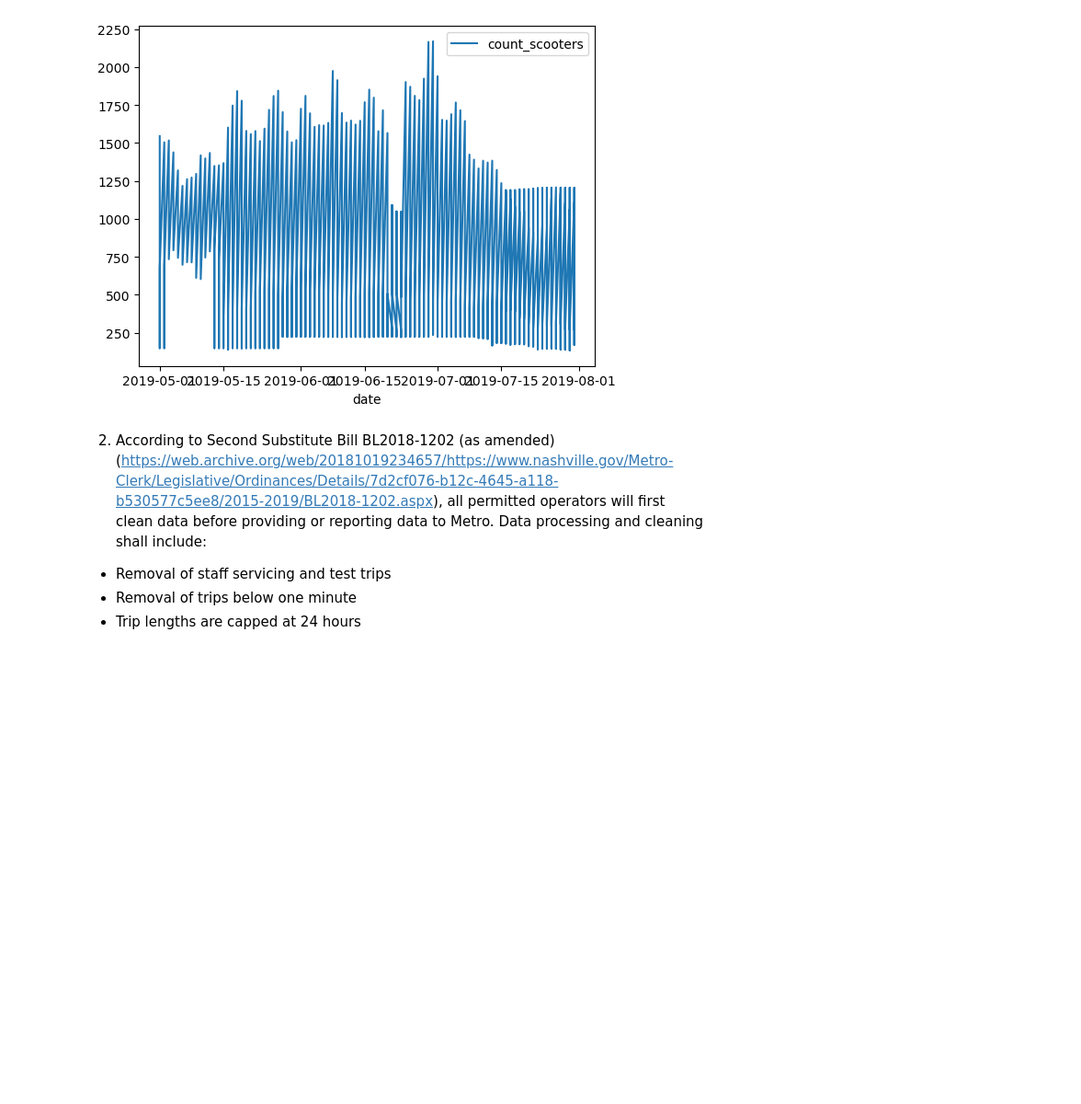
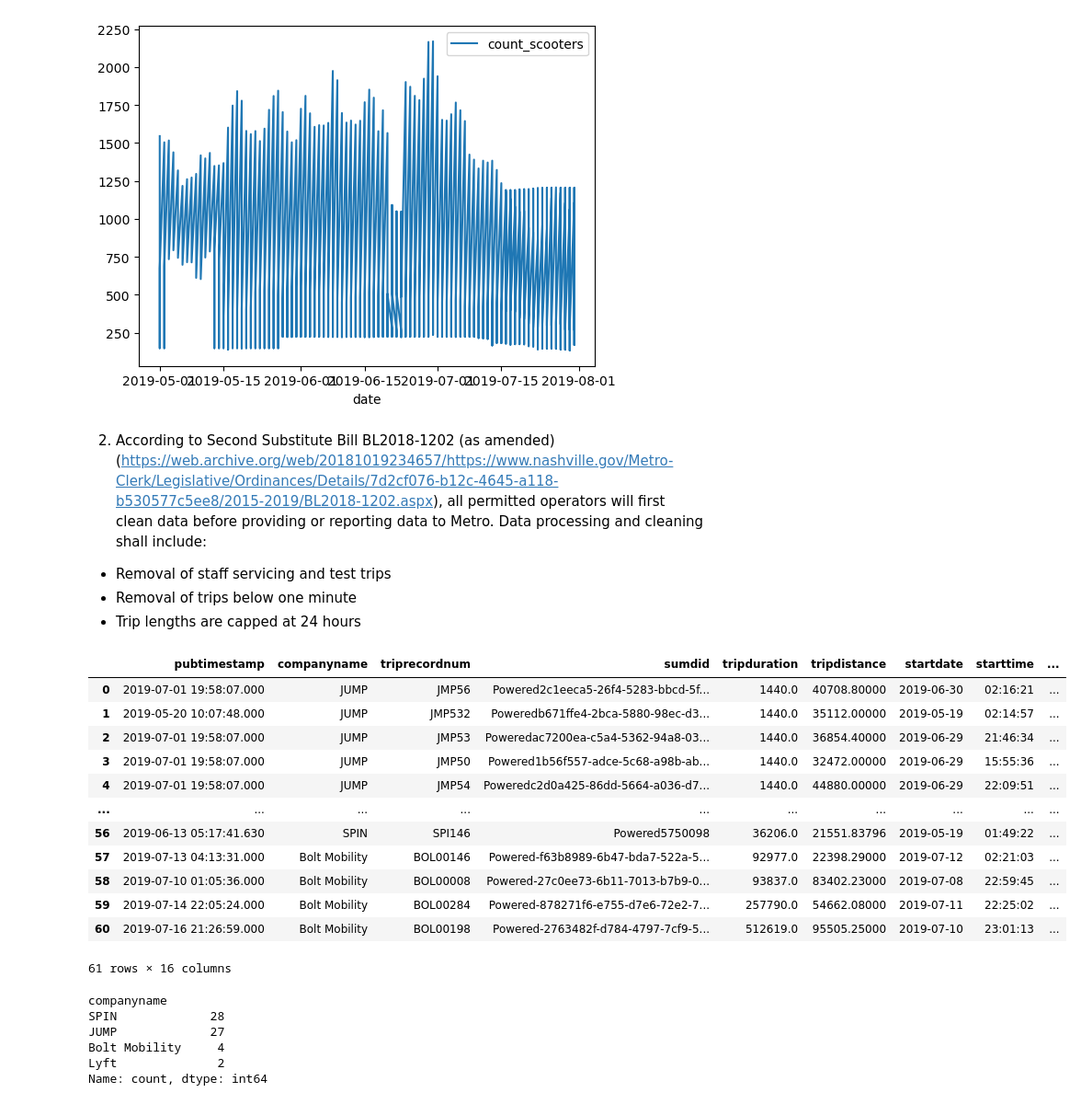
Before and after one commit to elisianguyen/nashville_scooters, a Jupyter notebook: Notebooks/numpy_cat.ipynb, the cells around one changed output. Shown: that part at 92% size. Drawn from its saved outputs; the diff is of its cells as text; code cells hidden in the pictures; blank space fills up the shorter version.

```diff
--- a/Notebooks/numpy_cat.ipynb
+++ b/Notebooks/numpy_cat.ipynb
@@ -95,10 +95,37 @@ sns.lineplot(data = scooter_numbers_over_time, x = "date", y = "count_scooters")
 # %%
 query = '''
 SELECT *
 FROM trips
-WHERE tripduration>86400
+WHERE
+(LOWER(companyname) LIKE 'bolt mobility' AND tripduration>=86400) OR (LOWER(companyname) NOT LIKE 'bolt mobility' AND tripduration>=1440)
+ORDER BY tripduration
 LIMIT 100;
 '''
 
 with engine.connect() as connection:
     long_trips = pd.read_sql(text(query), con = connection)
+
+long_trips
+# %% [output]
+|  | pubtimestamp | companyname | triprecordnum | sumdid | tripduration | tripdistance | startdate | starttime | ... |
+| 0 | 2019-07-01 19:58:07.000 | JUMP | JMP56 | Powered2c1eeca5-26f4-5283-bbcd-5f... | 1440.0 | 40708.80000 | 2019-06-30 | 02:16:21 | ... |
+| 1 | 2019-05-20 10:07:48.000 | JUMP | JMP532 | Poweredb671ffe4-2bca-5880-98ec-d3... | 1440.0 | 35112.00000 | 2019-05-19 | 02:14:57 | ... |
+| 2 | 2019-07-01 19:58:07.000 | JUMP | JMP53 | Poweredac7200ea-c5a4-5362-94a8-03... | 1440.0 | 36854.40000 | 2019-06-29 | 21:46:34 | ... |
+| 3 | 2019-07-01 19:58:07.000 | JUMP | JMP50 | Powered1b56f557-adce-5c68-a98b-ab... | 1440.0 | 32472.00000 | 2019-06-29 | 15:55:36 | ... |
+| 4 | 2019-07-01 19:58:07.000 | JUMP | JMP54 | Poweredc2d0a425-86dd-5664-a036-d7... | 1440.0 | 44880.00000 | 2019-06-29 | 22:09:51 | ... |
+| ... | ... | ... | ... | ... | ... | ... | ... | ... | ... |
+| 56 | 2019-06-13 05:17:41.630 | SPIN | SPI146 | Powered5750098 | 36206.0 | 21551.83796 | 2019-05-19 | 01:49:22 | ... |
+| 57 | 2019-07-13 04:13:31.000 | Bolt Mobility | BOL00146 | Powered-f63b8989-6b47-bda7-522a-5... | 92977.0 | 22398.29000 | 2019-07-12 | 02:21:03 | ... |
+| 58 | 2019-07-10 01:05:36.000 | Bolt Mobility | BOL00008 | Powered-27c0ee73-6b11-7013-b7b9-0... | 93837.0 | 83402.23000 | 2019-07-08 | 22:59:45 | ... |
+| 59 | 2019-07-14 22:05:24.000 | Bolt Mobility | BOL00284 | Powered-878271f6-e755-d7e6-72e2-7... | 257790.0 | 54662.08000 | 2019-07-11 | 22:25:02 | ... |
+| 60 | 2019-07-16 21:26:59.000 | Bolt Mobility | BOL00198 | Powered-2763482f-d784-4797-7cf9-5... | 512619.0 | 95505.25000 | 2019-07-10 | 23:01:13 | ... |
+61 rows × 16 columns
+# %%
+long_trips["companyname"].value_counts()
+# %% [output]
+companyname
+SPIN             28
+JUMP             27
+Bolt Mobility     4
+Lyft              2
+Name: count, dtype: int64
```
Also changed, not shown: parts of 7 cells of this notebook.
